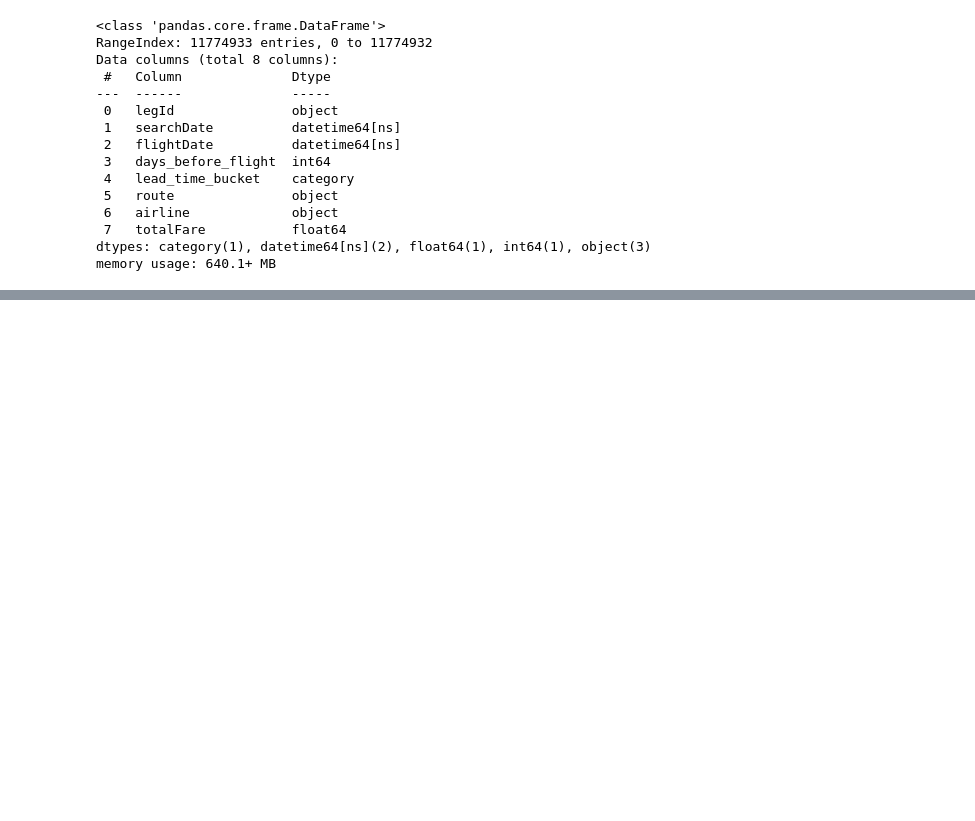
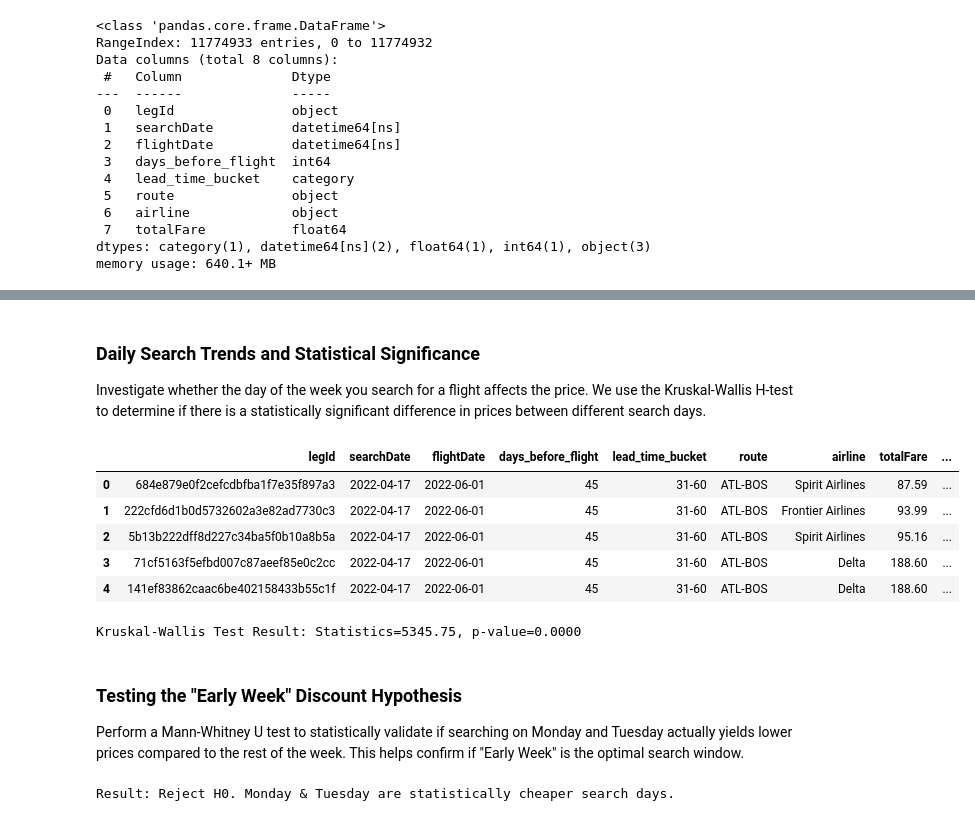
Before and after one commit to meozbrls/Flight_Prices_Analysis, a Jupyter notebook: notebooks/Analysis&KPI/price_dynamics_analysis.ipynb, the cells around one changed output, grey strips where cells are left out. Drawn from its saved outputs; the diff is of its cells as text; code cells hidden in the pictures; blank space fills up the shorter version.

```diff
--- a/notebooks/Analysis&KPI/price_dynamics_analysis.ipynb
+++ b/notebooks/Analysis&KPI/price_dynamics_analysis.ipynb
@@ -412,0 +376,47 @@ optimal_bucket.to_csv("out/mart_route_optimal_lead_time.csv", index=False)
+# %% [markdown]
+### **Daily Search Trends and Statistical Significance**
+
+Investigate whether the day of the week you search for a flight affects the price. We use the Kruskal-Wallis H-test to determine if there is a statistically significant difference in prices between different search days.
+# %%
+# Extracting the day of the week from search dates
+price_df["search_day"] = price_df["searchDate"].dt.day_name()
+price_df["search_dow"] = price_df["searchDate"].dt.weekday  # 0=Monday
+price_df["is_weekend_search"] = price_df["search_dow"].isin([5, 6])
+price_df.head()
+# %% [output]
+|  | legId | searchDate | flightDate | days_before_flight | lead_time_bucket | route | airline | totalFare | ... |
+| 0 | 684e879e0f2cefcdbfba1f7e35f897a3 | 2022-04-17 | 2022-06-01 | 45 | 31-60 | ATL-BOS | Spirit Airlines | 87.59 | ... |
+| 1 | 222cfd6d1b0d5732602a3e82ad7730c3 | 2022-04-17 | 2022-06-01 | 45 | 31-60 | ATL-BOS | Frontier Airlines | 93.99 | ... |
+| 2 | 5b13b222dff8d227c34ba5f0b10a8b5a | 2022-04-17 | 2022-06-01 | 45 | 31-60 | ATL-BOS | Spirit Airlines | 95.16 | ... |
+| 3 | 71cf5163f5efbd007c87aeef85e0c2cc | 2022-04-17 | 2022-06-01 | 45 | 31-60 | ATL-BOS | Delta | 188.60 | ... |
+| 4 | 141ef83862caac6be402158433b55c1f | 2022-04-17 | 2022-06-01 | 45 | 31-60 | ATL-BOS | Delta | 188.60 | ... |
+# %%
+# Statistical Test: Is the price difference between days significant?
+from scipy.stats import kruskal
+
+groups = [g["totalFare"].values for _, g in price_df.groupby("search_day")]
+stat, p_val = kruskal(*groups)
+print(f"Kruskal-Wallis Test Result: Statistics={stat:.2f}, p-value={p_val:.4f}")
+# %% [output]
+Kruskal-Wallis Test Result: Statistics=5345.75, p-value=0.0000
+# %% [markdown]
+### **Testing the "Early Week" Discount Hypothesis**
+
+Perform a Mann-Whitney U test to statistically validate if searching on Monday and Tuesday actually yields lower prices compared to the rest of the week. This helps confirm if "Early Week" is the optimal search window.
+# %%
+from scipy.stats import mannwhitneyu
+
+# Grouping prices: Early Week (Mon-Tue) vs. Others
+mt_prices = price_df[price_df["search_day"].isin(["Monday", "Tuesday"])]["totalFare"]
+other_prices = price_df[~price_df["search_day"].isin(["Monday", "Tuesday"])]["totalFare"]
+
+# Hypothesis Test: Are Monday & Tuesday prices significantly lower?
+u_stat, p_value = mannwhitneyu(mt_prices, other_prices, alternative="less")
+
+# Interpretation
+if p_value < 0.05:
+    print("Result: Reject H0. Monday & Tuesday are statistically cheaper search days.")
+else:
+    print("Result: Fail to reject H0. No significant price difference found for Mon/Tue.")
+# %% [output]
+Result: Reject H0. Monday & Tuesday are statistically cheaper search days.
```
Also changed, not shown: parts of 49 cells of this notebook.
